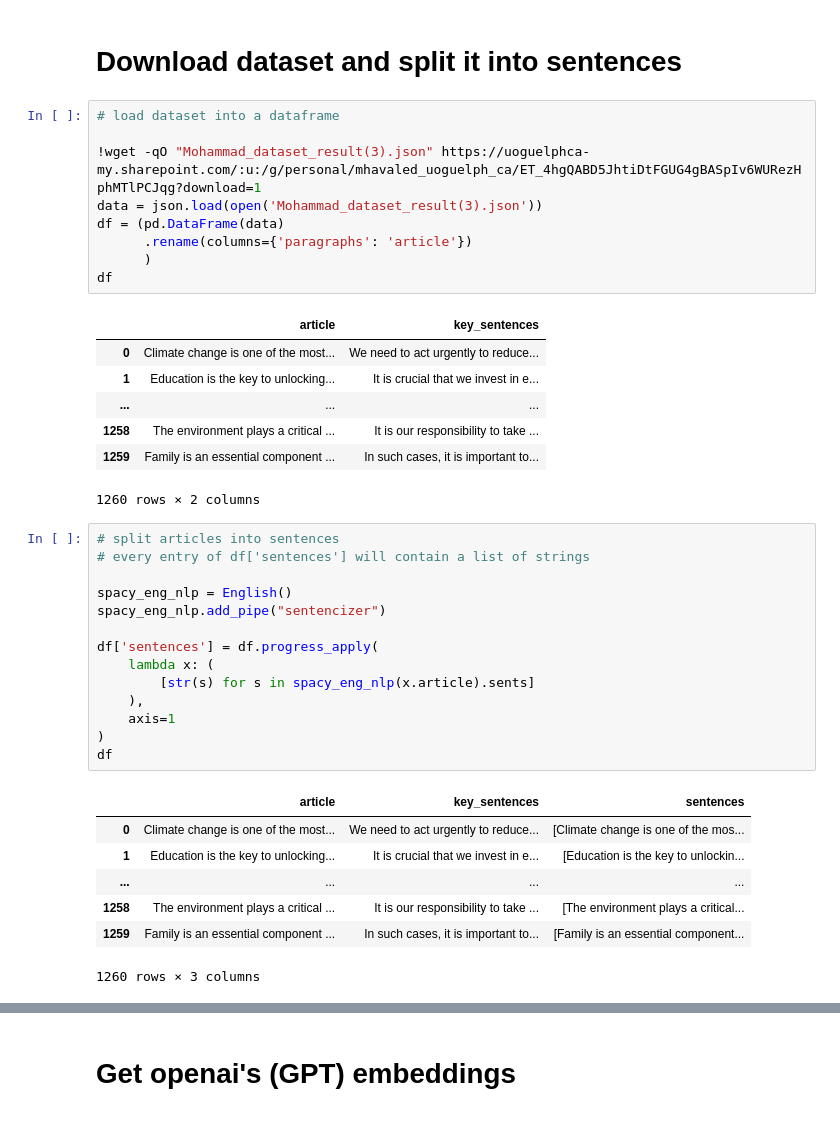
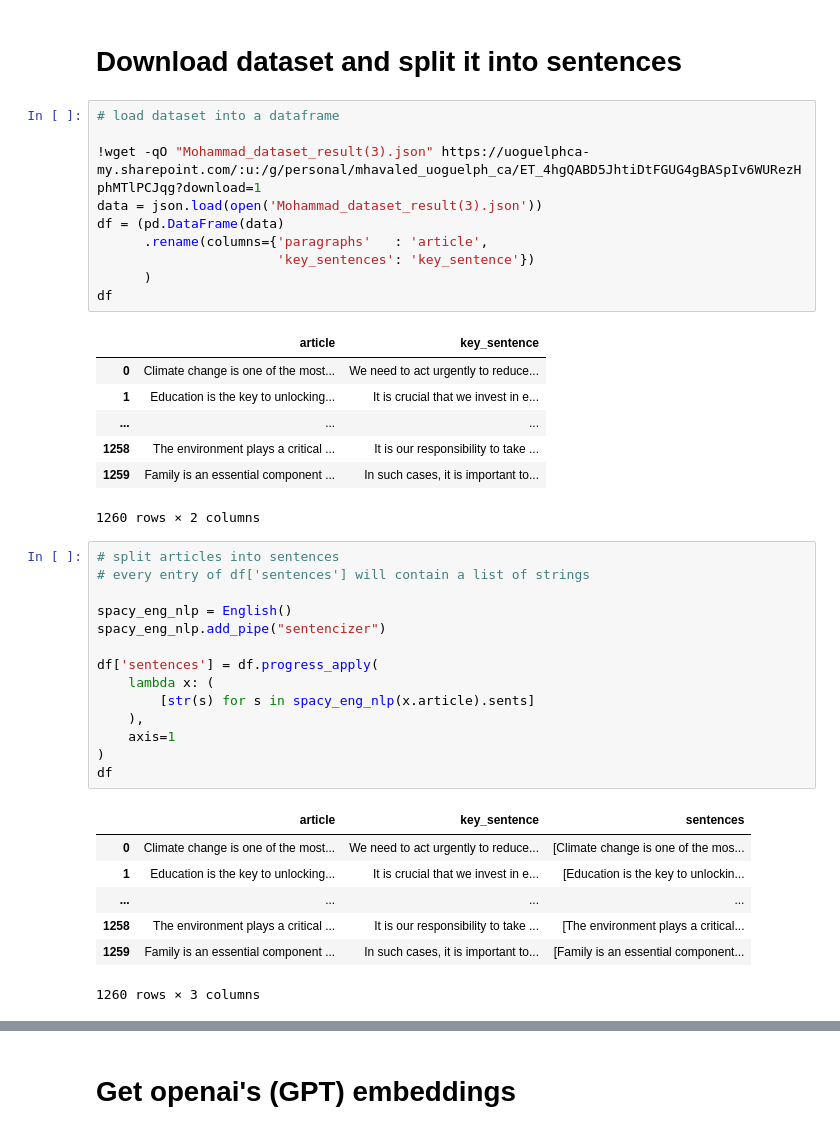
Before and after one commit to cfong32/key-sentence-extraction, a Jupyter notebook: exp16_save_gpt_embeddings_chatgptDS.ipynb, the cells around one changed output, grey strips where cells are left out. Cells and saved outputs as stored; diff of their text form.

```diff
--- a/exp16_save_gpt_embeddings_chatgptDS.ipynb
+++ b/exp16_save_gpt_embeddings_chatgptDS.ipynb
@@ -34,14 +34,15 @@ tqdm = partial(tqdm, position=0, leave=True)
 # %%
 # load dataset into a dataframe
 
 !wget -qO "Mohammad_dataset_result(3).json" https://uoguelphca-my.sharepoint.com/:u:/g/personal/mhavaled_uoguelph_ca/ET_4hgQABD5JhtiDtFGUG4gBASpIv6WURezHphMTlPCJqg?download=1
 data = json.load(open('Mohammad_dataset_result(3).json'))
 df = (pd.DataFrame(data)
-      .rename(columns={'paragraphs': 'article'})
+      .rename(columns={'paragraphs'   : 'article',
+                       'key_sentences': 'key_sentence'})
       )
 df
 # %% [output]
-|  | article | key_sentences |
+|  | article | key_sentence |
 | 0 | Climate change is one of the most... | We need to act urgently to reduce... |
 | 1 | Education is the key to unlocking... | It is crucial that we invest in e... |
 | ... | ... | ... |
@@ -63,7 +64,7 @@ df['sentences'] = df.progress_apply(
 )
 df
 # %% [output]
-|  | article | key_sentences | sentences |
+|  | article | key_sentence | sentences |
 | 0 | Climate change is one of the most... | We need to act urgently to reduce... | [Climate change is one of the mos... |
 | 1 | Education is the key to unlocking... | It is crucial that we invest in e... | [Education is the key to unlockin... |
 | ... | ... | ... | ... |
```
Also changed, not shown: parts of 7 cells of this notebook.
